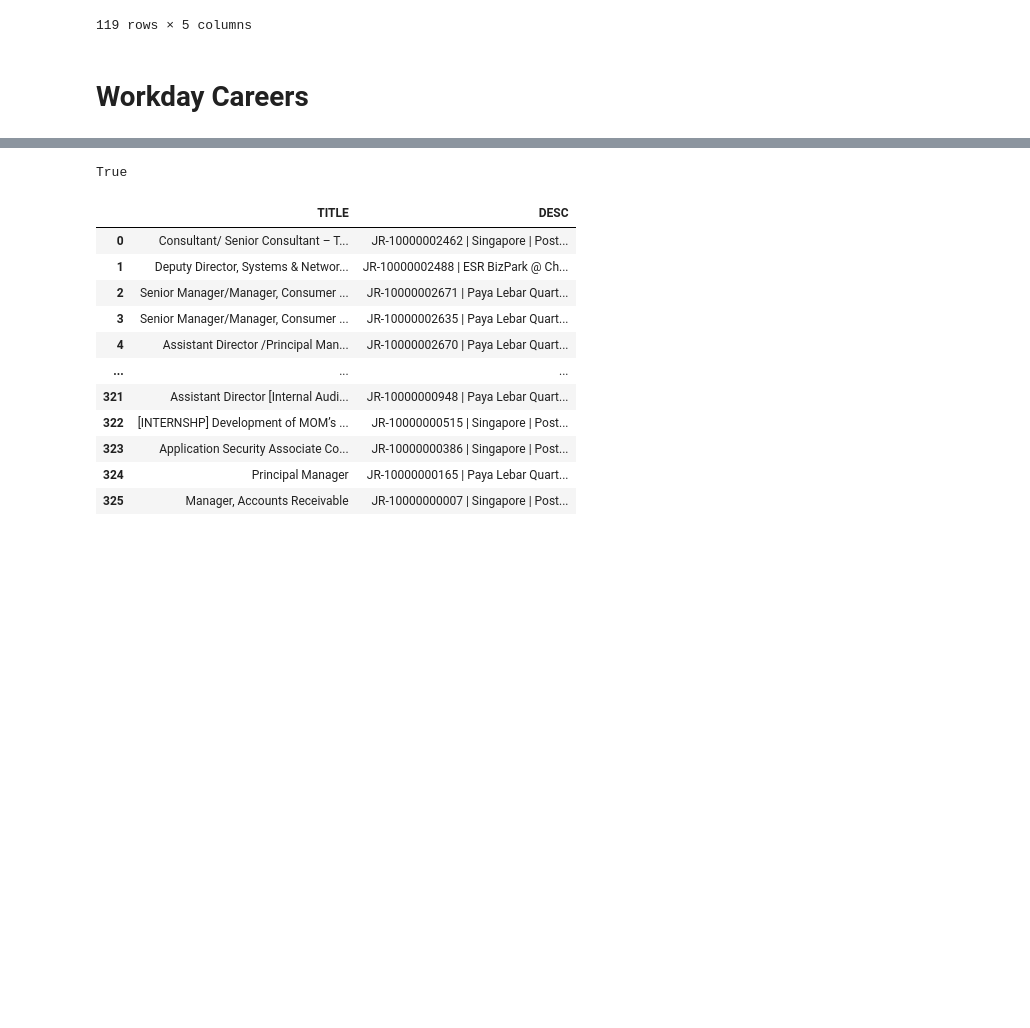
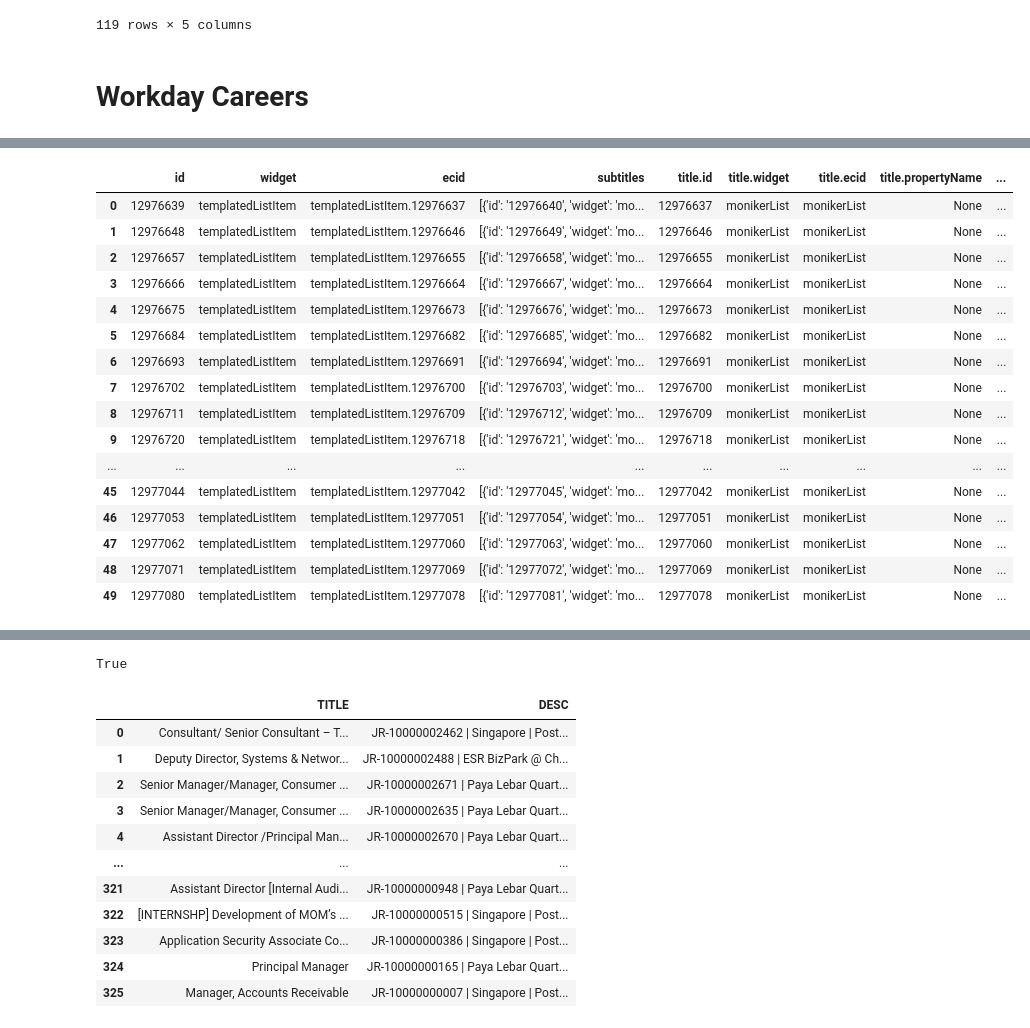
Before and after one commit to wykeith/dask, a Jupyter notebook: 2020-12-24-NWK-YT_captions_scraper.ipynb, the cells around one changed output, grey strips where cells are left out. Cells and saved outputs as stored; diff of their text form; code cells hidden in the pictures; blank space fills up the shorter version.

```diff
--- a/2020-12-24-NWK-YT_captions_scraper.ipynb
+++ b/2020-12-24-NWK-YT_captions_scraper.ipynb
@@ -600,0 +636,3 @@ ProxyServerError: Can't connect to Browsermob-Proxy
+# %%
+resp = requests.get('https://sggovterp.wd102.myworkdayjobs.com/en-US/PublicServiceCareers',headers={'User-Agent':'Mozilla/5.0','ACCEPT':'application/json,application/xml'})
+resp.json()
@@ -600,0 +677,20 @@ ProxyServerError: Can't connect to Browsermob-Proxy
+# %%
+pd.json_normalize(extract_key(resp.json(),'listItems'))
+# %% [output]
+|  | id | widget | ecid | subtitles | title.id | title.widget | title.ecid | title.propertyName | ... |
+| 0 | 12976639 | templatedListItem | templatedListItem.12976637 | [{'id': '12976640', 'widget': 'mo... | 12976637 | monikerList | monikerList | None | ... |
+| 1 | 12976648 | templatedListItem | templatedListItem.12976646 | [{'id': '12976649', 'widget': 'mo... | 12976646 | monikerList | monikerList | None | ... |
+| 2 | 12976657 | templatedListItem | templatedListItem.12976655 | [{'id': '12976658', 'widget': 'mo... | 12976655 | monikerList | monikerList | None | ... |
+| 3 | 12976666 | templatedListItem | templatedListItem.12976664 | [{'id': '12976667', 'widget': 'mo... | 12976664 | monikerList | monikerList | None | ... |
+| 4 | 12976675 | templatedListItem | templatedListItem.12976673 | [{'id': '12976676', 'widget': 'mo... | 12976673 | monikerList | monikerList | None | ... |
+| 5 | 12976684 | templatedListItem | templatedListItem.12976682 | [{'id': '12976685', 'widget': 'mo... | 12976682 | monikerList | monikerList | None | ... |
+| 6 | 12976693 | templatedListItem | templatedListItem.12976691 | [{'id': '12976694', 'widget': 'mo... | 12976691 | monikerList | monikerList | None | ... |
+| 7 | 12976702 | templatedListItem | templatedListItem.12976700 | [{'id': '12976703', 'widget': 'mo... | 12976700 | monikerList | monikerList | None | ... |
+| 8 | 12976711 | templatedListItem | templatedListItem.12976709 | [{'id': '12976712', 'widget': 'mo... | 12976709 | monikerList | monikerList | None | ... |
+| 9 | 12976720 | templatedListItem | templatedListItem.12976718 | [{'id': '12976721', 'widget': 'mo... | 12976718 | monikerList | monikerList | None | ... |
+| ... | ... | ... | ... | ... | ... | ... | ... | ... | ... |
+| 45 | 12977044 | templatedListItem | templatedListItem.12977042 | [{'id': '12977045', 'widget': 'mo... | 12977042 | monikerList | monikerList | None | ... |
+| 46 | 12977053 | templatedListItem | templatedListItem.12977051 | [{'id': '12977054', 'widget': 'mo... | 12977051 | monikerList | monikerList | None | ... |
+| 47 | 12977062 | templatedListItem | templatedListItem.12977060 | [{'id': '12977063', 'widget': 'mo... | 12977060 | monikerList | monikerList | None | ... |
+| 48 | 12977071 | templatedListItem | templatedListItem.12977069 | [{'id': '12977072', 'widget': 'mo... | 12977069 | monikerList | monikerList | None | ... |
+| 49 | 12977080 | templatedListItem | templatedListItem.12977078 | [{'id': '12977081', 'widget': 'mo... | 12977078 | monikerList | monikerList | None | ... |
```
Also changed, not shown: parts of 11 cells of this notebook.
